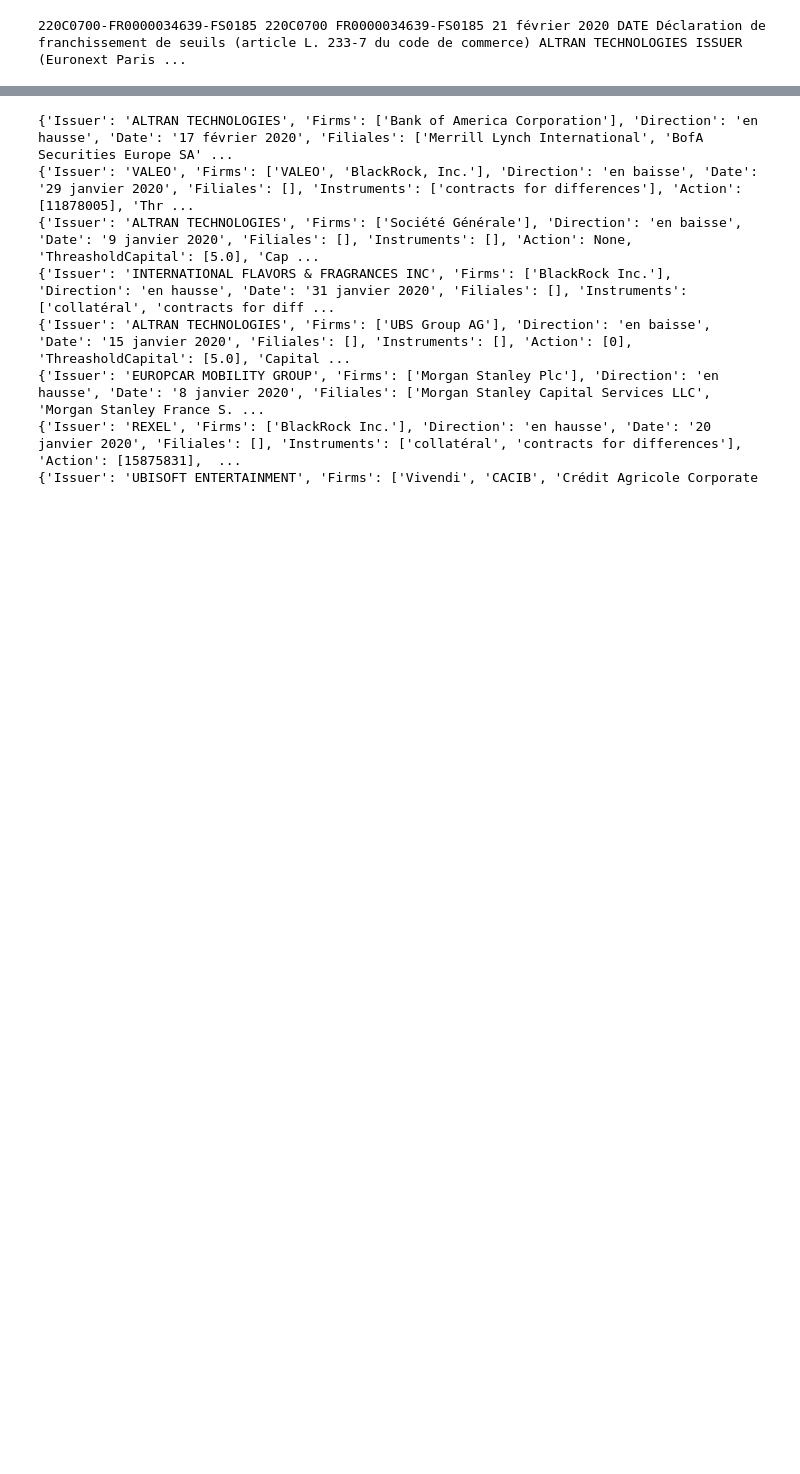
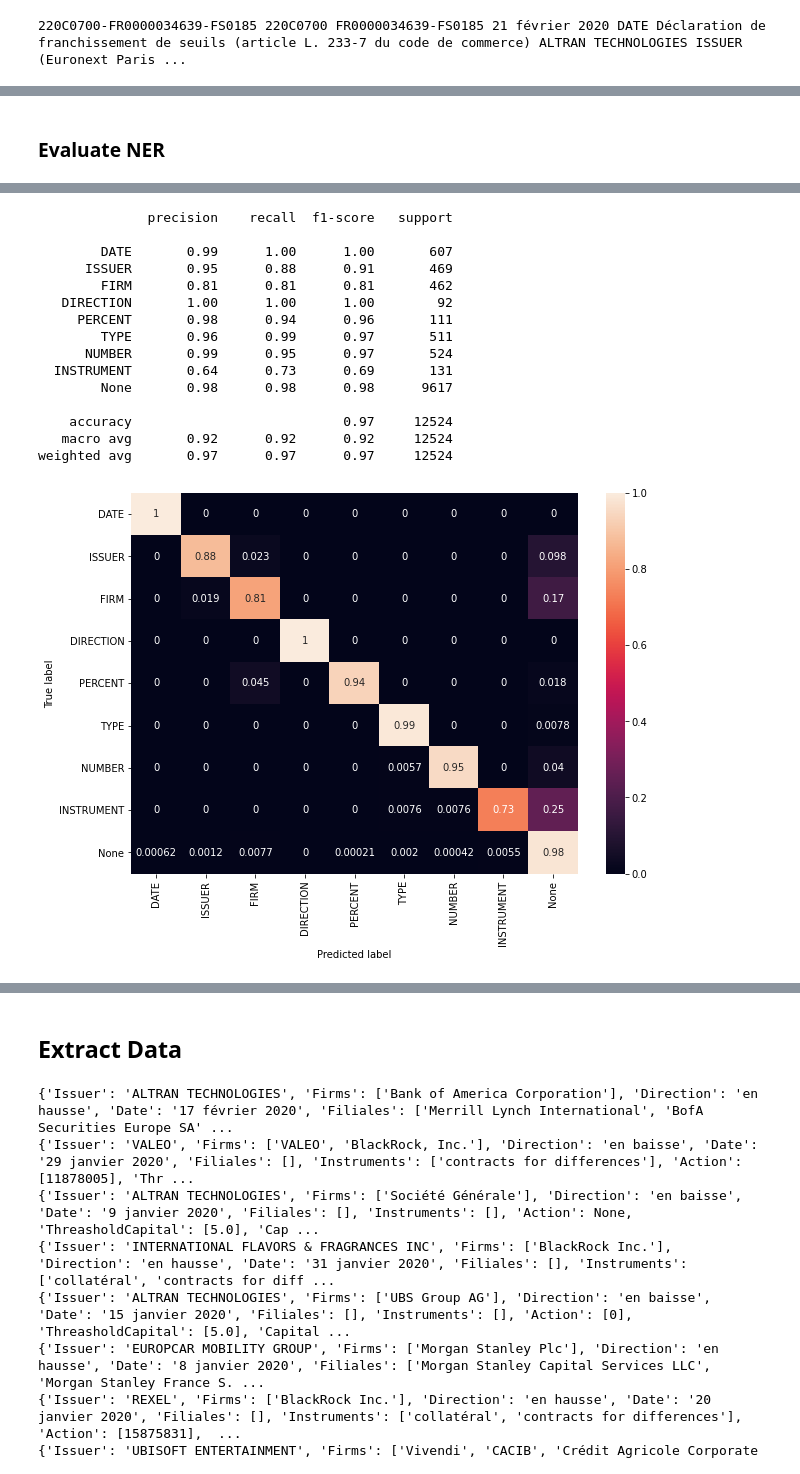
Before and after one commit to ilucas75/BTflow, a Jupyter notebook: RD.ipynb, the cells around one changed output, grey strips where cells are left out. Drawn from its saved outputs; the diff is of its cells as text; code cells hidden in the pictures; blank space fills up the shorter version.

```diff
--- a/RD.ipynb
+++ b/RD.ipynb
@@ -125,7 +125,7 @@ for f in os.listdir('./data'):
   try:
     f = os.path.join('./data', f)
     name, ext = os.path.splitext(f)
-    if ext == '.pdf' and name not in pdfs:
+    if ext == '.pdf' and name not in data:
       text = extract_text_from_pdf(f)
       if "Déclaration de franchissement de seuils" in text:
         x =  {"file": f, "text": text}
@@ -442,0 +764,45 @@ set()
+# %% [markdown]
+### Evaluate NER
+# %%
+from sklearn.metrics import classification_report, confusion_matrix
+import seaborn as sn
+import pandas as pd
+import matplotlib.pyplot as plt
+
+def evaluate_ner(true_data, pred_data):
+  y_true = []
+  y_pred = []
+  true = split_to_sequences(true_data, ' ')
+  pred = split_to_sequences(pred_data, ' ')
+  labels = {}
+  for p, t in zip(pred, true):
+    t_ent_s, t_ent_e, t_ent_t = t[1]['entities'][0] if len(t[1]['entities']) != 0 else (None, None, 'None')
+    p_ent_s, p_ent_e, p_ent_t = p[1]['entities'][0] if len(p[1]['entities']) != 0 else (None, None, 'None')
+    if t_ent_t != 'None':
+      labels[t_ent_t] = 0
+    y_true.append(t_ent_t)
+    y_pred.append(p_ent_t)
+
+  labels = list(labels.keys())
+  labels_with_none = labels + ['None']
+  print(classification_report(y_pred=y_pred, y_true=y_true, labels=labels_with_none))
+  matrix = confusion_matrix(y_pred=y_pred, y_true=y_true, labels=labels_with_none, normalize='true')
+  df_cm = pd.DataFrame(matrix, index=labels_with_none, columns=labels_with_none)
+  plt.figure(figsize = (10,7))
+  sn.heatmap(df_cm, annot=True)
+  plt.ylabel('True label')
+  plt.xlabel('Predicted label')
+# %%
+from google.colab import widgets
+
+tab = widgets.TabBar(['Spacy', 'Hugging Face', 'NLTK'])
+with tab.output_to(0):
+  prediction = spacy_predict(test_data)
+  evaluate_ner(test_data, prediction)
+with tab.output_to(1):
+  prediction = hugging_predict(test_data)
+  evaluate_ner(test_data, prediction)
+with tab.output_to(2):
+  prediction = nltk_predict(test_data)
+  evaluate_ner(test_data, prediction)
+# %% [output]
@@ -442,0 +816,16 @@ set()
+              precision    recall  f1-score   support
+
+        DATE       0.99      1.00      1.00       607
+      ISSUER       0.95      0.88      0.91       469
+        FIRM       0.81      0.81      0.81       462
+   DIRECTION       1.00      1.00      1.00        92
+     PERCENT       0.98      0.94      0.96       111
+        TYPE       0.96      0.99      0.97       511
+      NUMBER       0.99      0.95      0.97       524
+  INSTRUMENT       0.64      0.73      0.69       131
+        None       0.98      0.98      0.98      9617
+
+    accuracy                           0.97     12524
+   macro avg       0.92      0.92      0.92     12524
+weighted avg       0.97      0.97      0.97     12524
+[figure, added]
@@ -443,3 +837,5 @@ set()
+# %% [markdown]
+## Extract Data
 # %%
 import pandas as pd
 
```
Also changed, not shown: parts of 56 cells of this notebook.
